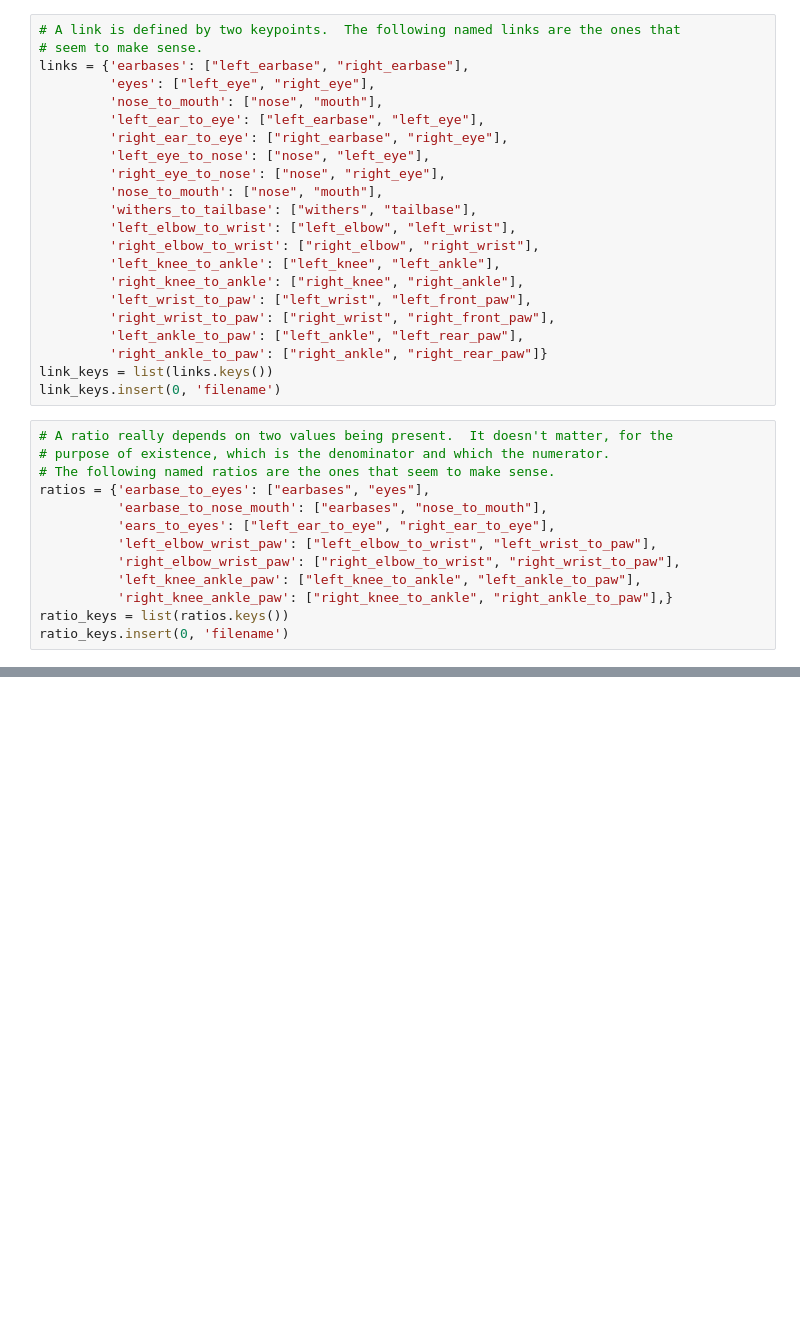
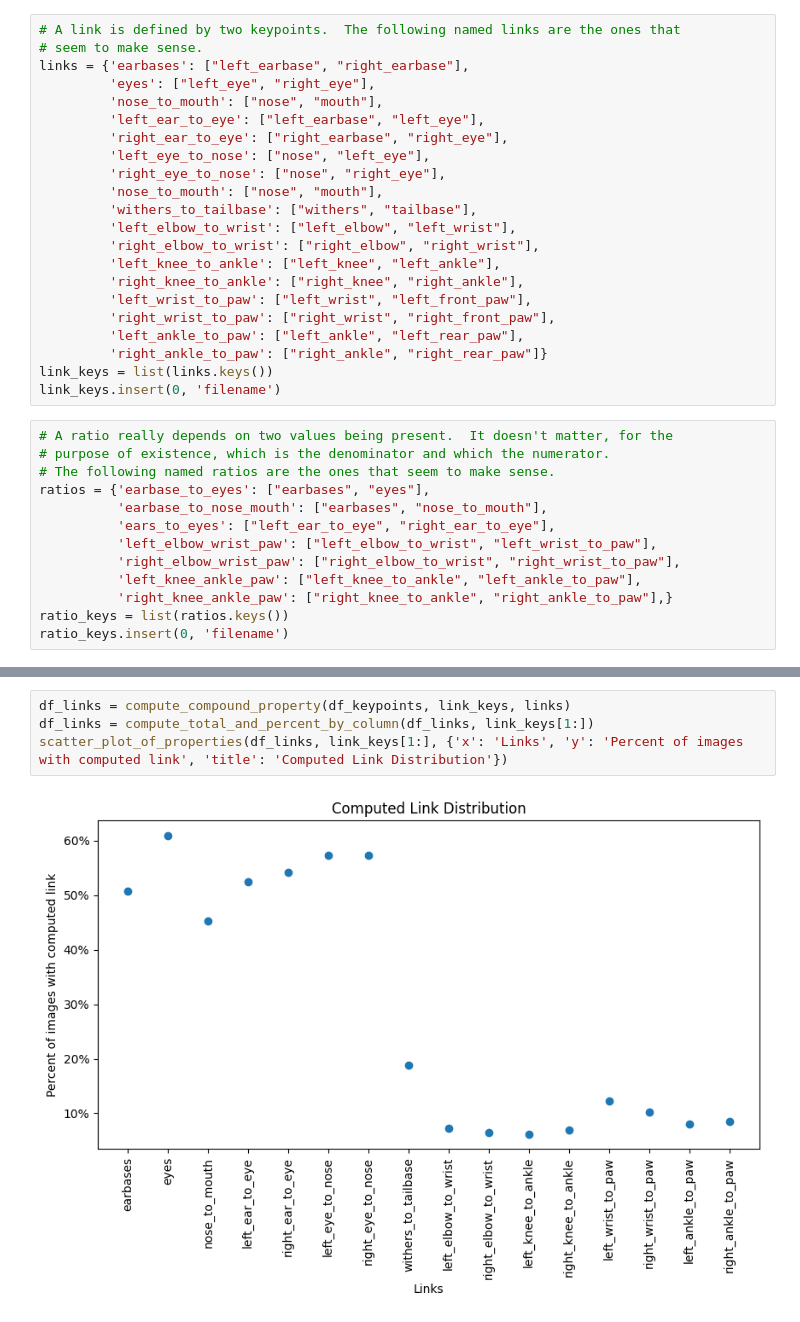
Before and after one commit to pcashman21/feral-cat-census, a Jupyter notebook: analyze_keypoint_distribution.ipynb, the cells around one changed output, grey strips where cells are left out. Cells and saved outputs as stored; diff of their text form; blank space fills up the shorter version.

```diff
--- a/analyze_keypoint_distribution.ipynb
+++ b/analyze_keypoint_distribution.ipynb
@@ -341,0 +224,6 @@ plt.show()
+# %%
+df_links = compute_compound_property(df_keypoints, link_keys, links)
+df_links = compute_total_and_percent_by_column(df_links, link_keys[1:])
+scatter_plot_of_properties(df_links, link_keys[1:], {'x': 'Links', 'y': 'Percent of images with computed link', 'title': 'Computed Link Distribution'})
+# %% [output]
+[figure, added]
```
Also changed, not shown: parts of 14 cells of this notebook.
